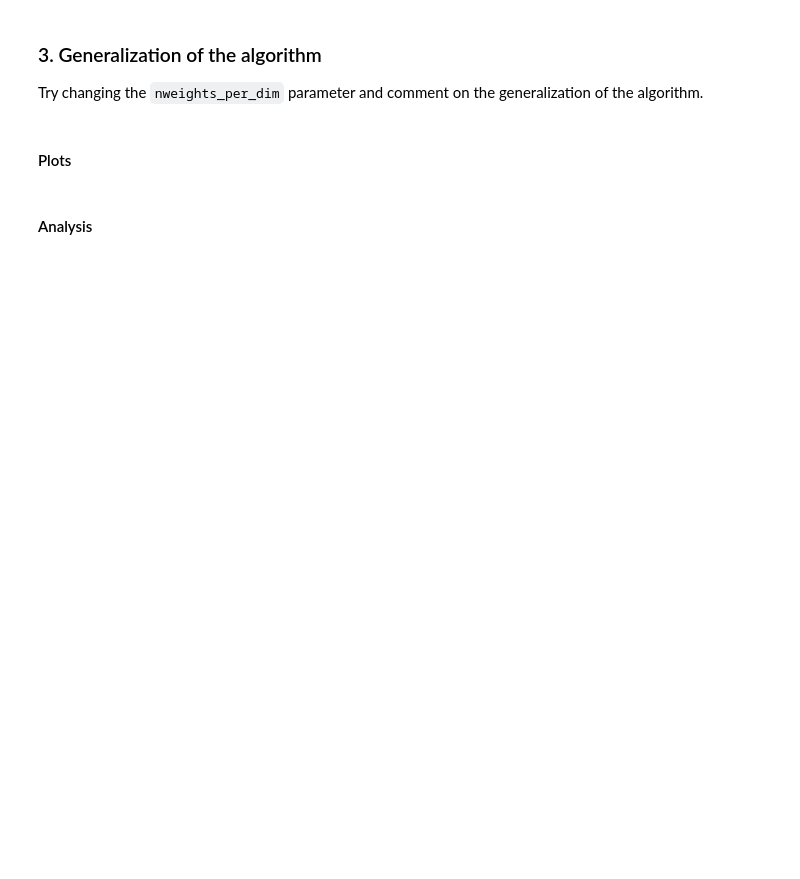
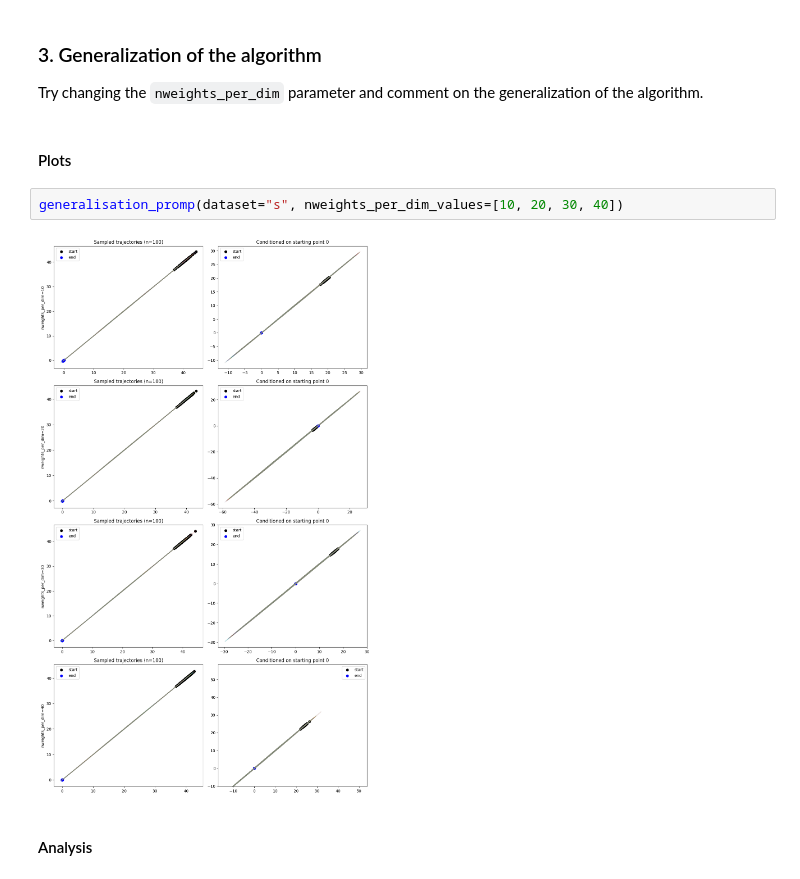
Before and after one commit to AshrithSagar/CP321-ILR-2025, a Jupyter notebook: Assignments/Assignment-3_7/Assignment8_ProMP.ipynb, the cells around one changed output. Cells and saved outputs as stored; diff of their text form; blank space fills up the shorter version.

```diff
--- a/Assignments/Assignment-3_7/Assignment8_ProMP.ipynb
+++ b/Assignments/Assignment-3_7/Assignment8_ProMP.ipynb
@@ -105,5 +113,9 @@ different_initial_points_promp(dataset="s", initial_points=[0, 1, 2, 3, 4, 5, 6]
 Try changing the `nweights_per_dim` parameter and comment on the generalization of the algorithm.
 # %% [markdown]
 #### Plots
+# %%
+generalisation_promp(dataset="s", nweights_per_dim_values=[10, 20, 30, 40])
+# %% [output]
+[figure, added]
 # %% [markdown]
 #### Analysis
```
Also changed, not shown: parts of 6 cells of this notebook, 1 other file.
